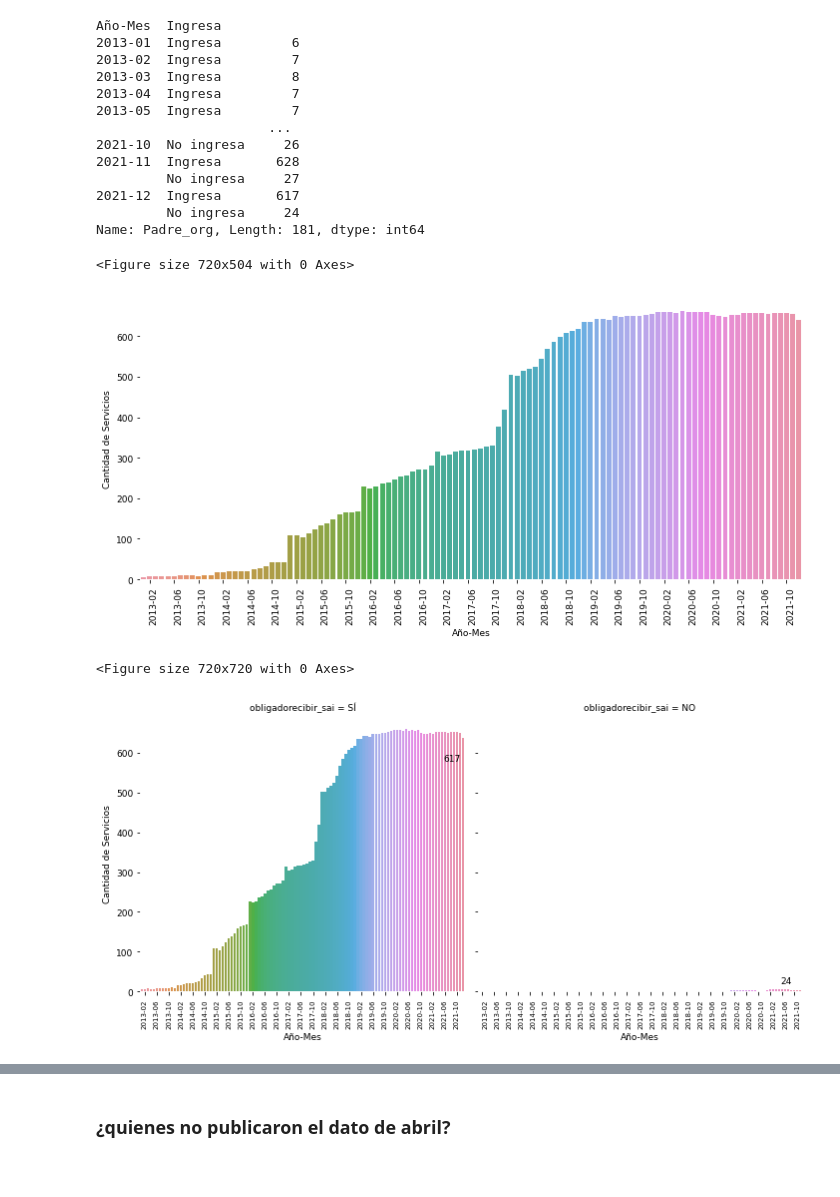
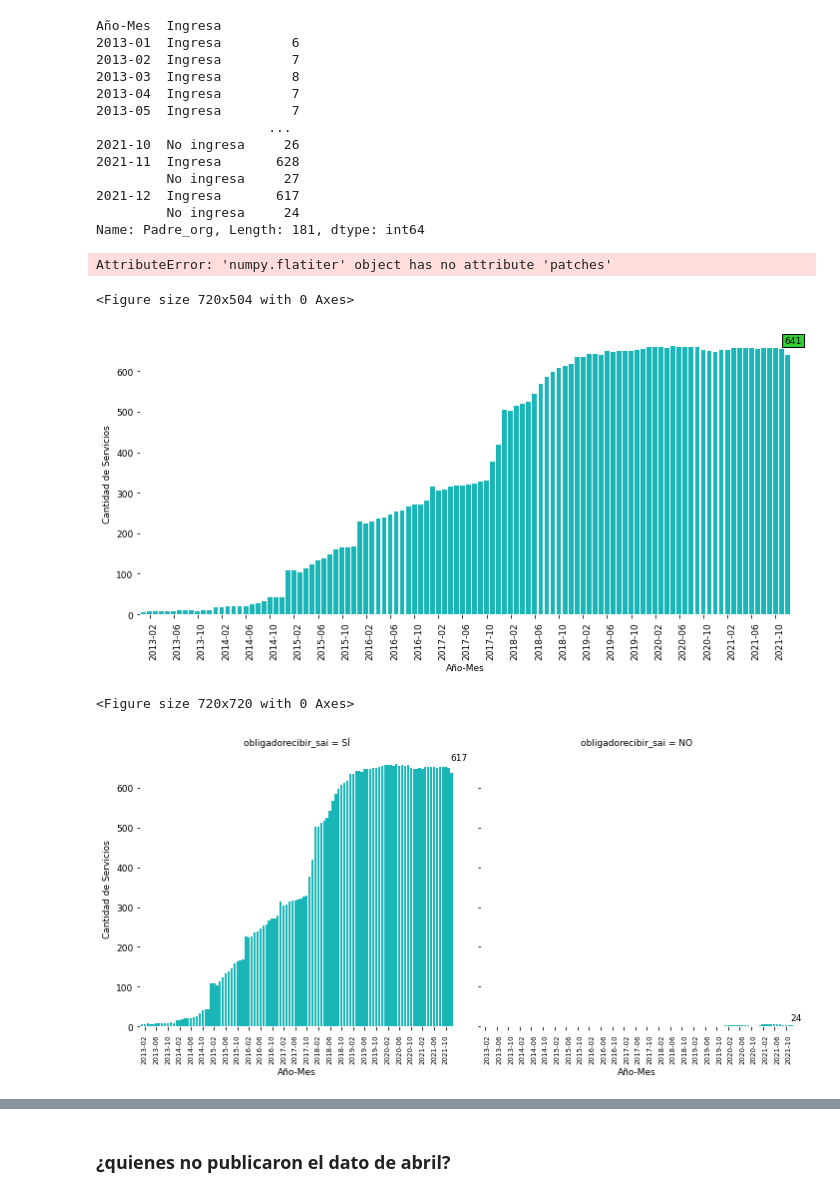
Before and after one commit to josemoragonzalez/PublicEmployment, a Jupyter notebook: informe.ipynb, the cells around one changed output, grey strips where cells are left out. Drawn from its saved outputs; the diff is of its cells as text; code cells hidden in the pictures.

```diff
--- a/informe.ipynb
+++ b/informe.ipynb
@@ -386,24 +417,26 @@ Name: Padre_org, Length: 181, dtype: int64
 # %%
 import seaborn as sns
 plt.figure(figsize=(10,7))
-g1 = sns.catplot(kind='count', data=df6, x='Año-Mes', aspect=2)
+g1 = sns.catplot(kind='count', data=df6, x='Año-Mes', aspect=2, color='darkturquoise', edgecolor='none')
 g1.set_xticklabels(rotation=90, ha='left')
 ax = g1.axes.flat
 ax[0].set_ylabel('Cantidad de Servicios')
 ax[0].spines['left'].set_color('white')
 ax[0].spines['bottom'].set_color('white')
-ax[0].annotate('563', xy=(101.5,700), xytext=(101.5,630), bbox={'facecolor': 'cyan', 'alpha': 0.4, 'pad': 2})
+ax[0].annotate('641', xy=(106.5,670), bbox={'facecolor': 'limegreen', 'alpha': 1, 'pad': 2})
 plt.xticks(ticksf['col'], ticksf['Año-Mes'],ha='left')
 plt.tight_layout()
-plt.savefig('img/output5.png')
+plt.setp(ax.pat, linewidth=0)
+plt.savefig('fig5.png', bbox_inches = 'tight')
 plt.show()
 # %% [output]
-<Figure size 720x504 with 0 Axes>
+AttributeError: 'numpy.flatiter' object has no attribute 'patches'
+<Figure size 720x504 with 0 Axes>
-[figure, old version]
+[figure, new version]
 # %%
 import matplotlib
 plt.figure(figsize=(10,10))
-g1 = sns.catplot(kind='count', data=df6, x='Año-Mes', col="obligadorecibir_sai", aspect=1)
+g1 = sns.catplot(kind='count', data=df6, x='Año-Mes', col="obligadorecibir_sai", aspect=1, color='darkturquoise')
 g1.set_xticklabels(rotation=90, fontsize=7)
 ax = g1.axes.flat
 plt.xticks(ticksf['col'], ticksf['Año-Mes'],ha='left')
@@ -412,14 +445,14 @@ ax[0].spines['left'].set_color('white')
 ax[1].spines['left'].set_color('white')
 ax[0].spines['bottom'].set_color('white')
 ax[1].spines['bottom'].set_color('white')
-ax[0].annotate('617', xy=(100.5,580), xytext=(100.5,580))
-ax[1].annotate('24', xy=(100.5,10), xytext=(100.5,20))
+ax[0].annotate('617', xy=(106.5,670))
+ax[1].annotate('24', xy=(106.5,15))
 plt.tight_layout()
-plt.savefig('img/output6.png')
+plt.savefig('fig6.png', bbox_inches = 'tight')
 
 plt.show()
 # %% [output]
 <Figure size 720x720 with 0 Axes>
-[figure, old version]
+[figure, new version]
 # %%
 plt.figure(figsize=(10,7))
```
Also changed, not shown: parts of 10 cells of this notebook, 12 other files.
